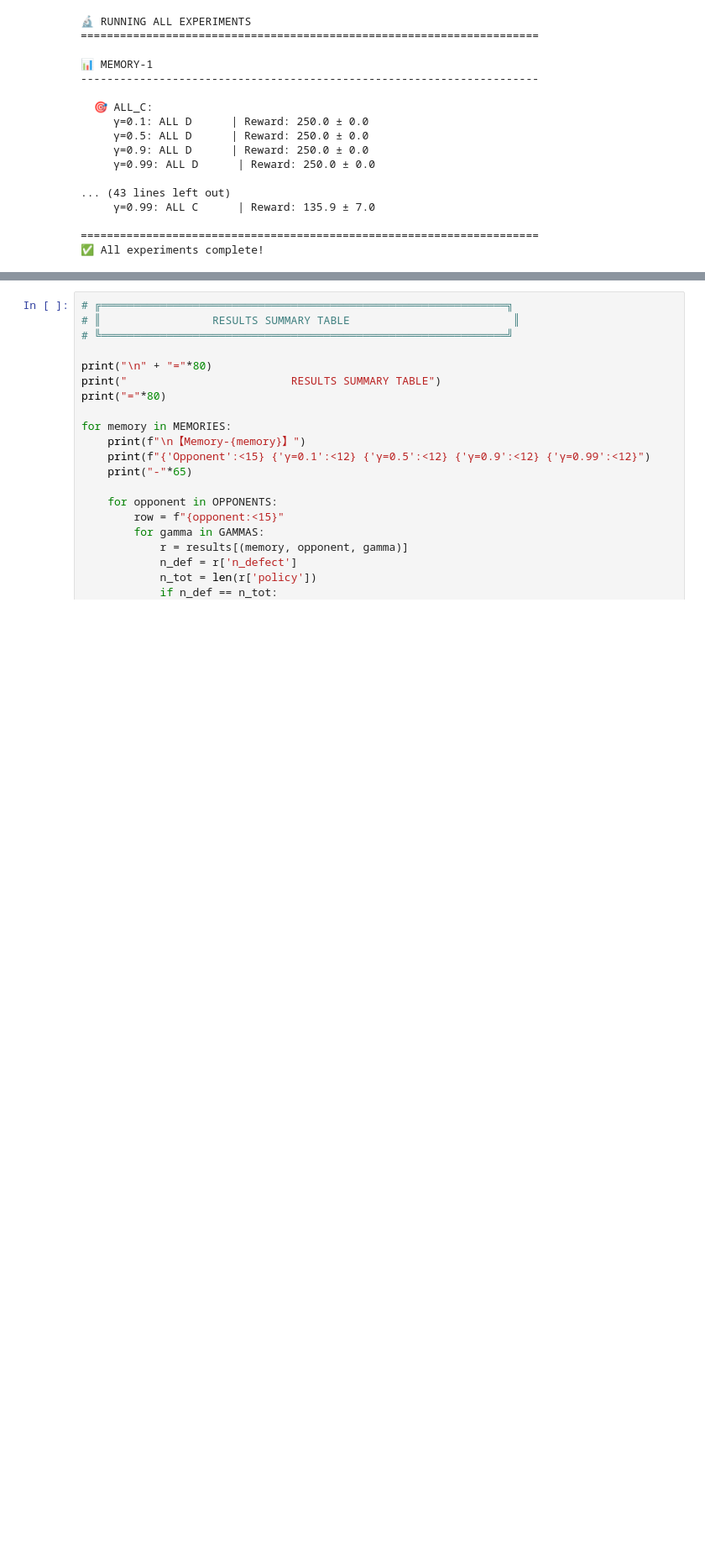
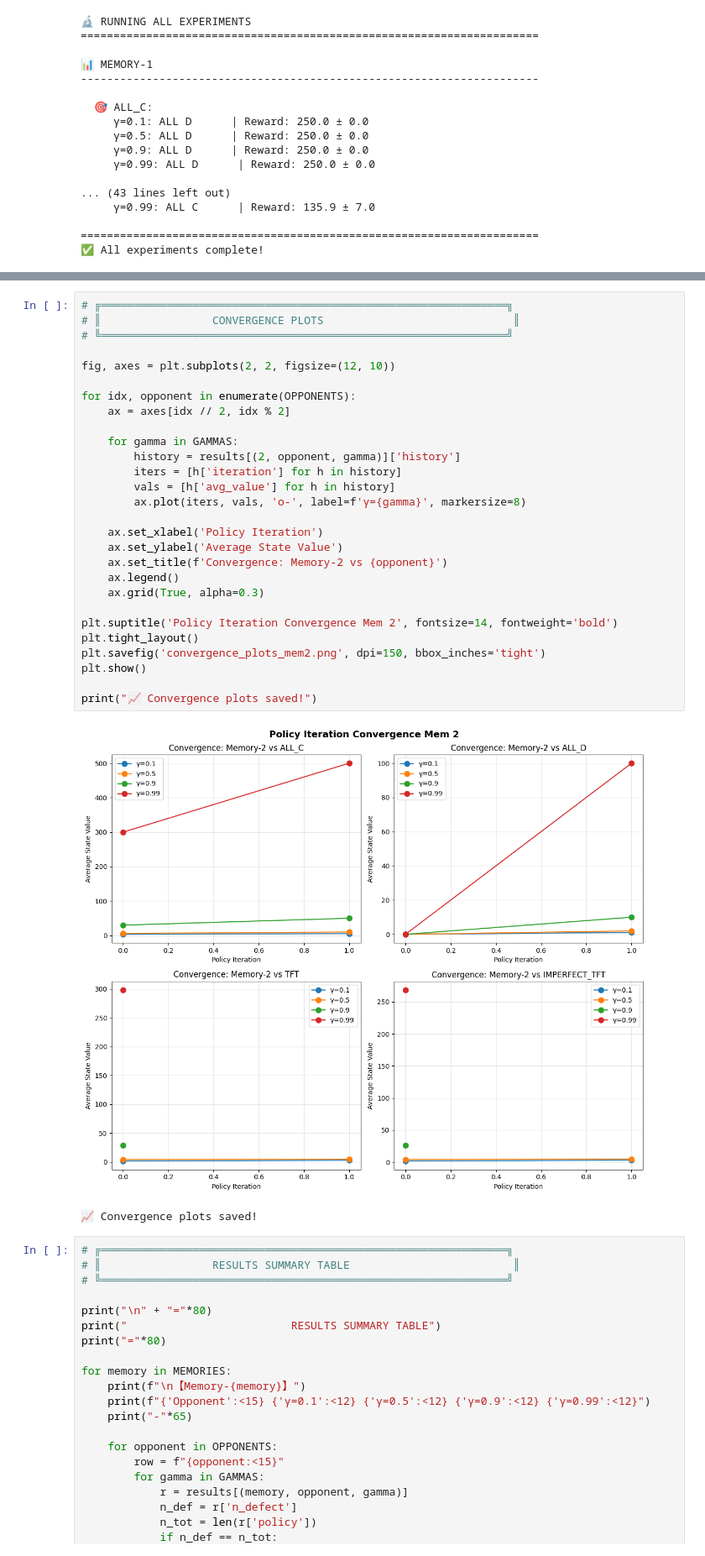
Before and after one commit to DorFerenc/Prisoner-s-Dilemma-RL, a Jupyter notebook: assignment1_final.ipynb, the cells around one changed output, grey strips where cells are left out. Shown at 84% size. Drawn from its saved outputs; the diff is of its cells as text; blank space fills up the shorter version.

Commit message:
added mem2 plots

```diff
--- a/assignment1_final.ipynb
+++ b/assignment1_final.ipynb
@@ -858,6 +858,37 @@ print("📈 Convergence plots saved!")
 # %% [output]
 [figure]
 📈 Convergence plots saved!
+# %%
+# ╔══════════════════════════════════════════════════════════════╗
+# ║                 CONVERGENCE PLOTS                             ║
+# ╚══════════════════════════════════════════════════════════════╝
+
+fig, axes = plt.subplots(2, 2, figsize=(12, 10))
+
+for idx, opponent in enumerate(OPPONENTS):
+    ax = axes[idx // 2, idx % 2]
+
+    for gamma in GAMMAS:
+        history = results[(2, opponent, gamma)]['history']
+        iters = [h['iteration'] for h in history]
+        vals = [h['avg_value'] for h in history]
+        ax.plot(iters, vals, 'o-', label=f'γ={gamma}', markersize=8)
+
+    ax.set_xlabel('Policy Iteration')
+    ax.set_ylabel('Average State Value')
+    ax.set_title(f'Convergence: Memory-2 vs {opponent}')
+    ax.legend()
+    ax.grid(True, alpha=0.3)
+
+plt.suptitle('Policy Iteration Convergence Mem 2', fontsize=14, fontweight='bold')
+plt.tight_layout()
+plt.savefig('convergence_plots_mem2.png', dpi=150, bbox_inches='tight')
+plt.show()
+
+print("📈 Convergence plots saved!")
+# %% [output]
+[figure, added]
+📈 Convergence plots saved!
 # %%
 # ╔══════════════════════════════════════════════════════════════╗
 # ║                 RESULTS SUMMARY TABLE                         ║
```
Also changed, not shown: parts of 1 cell of this notebook, 1 other file.
